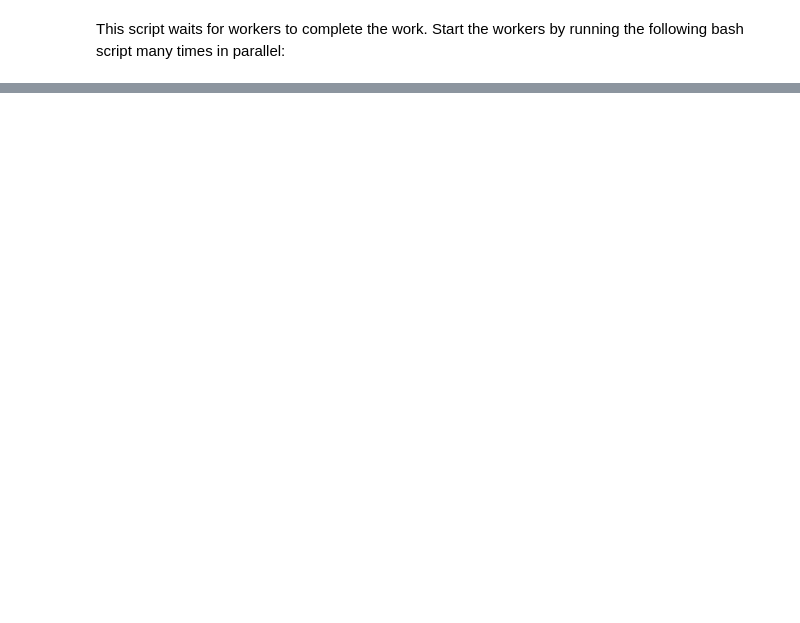
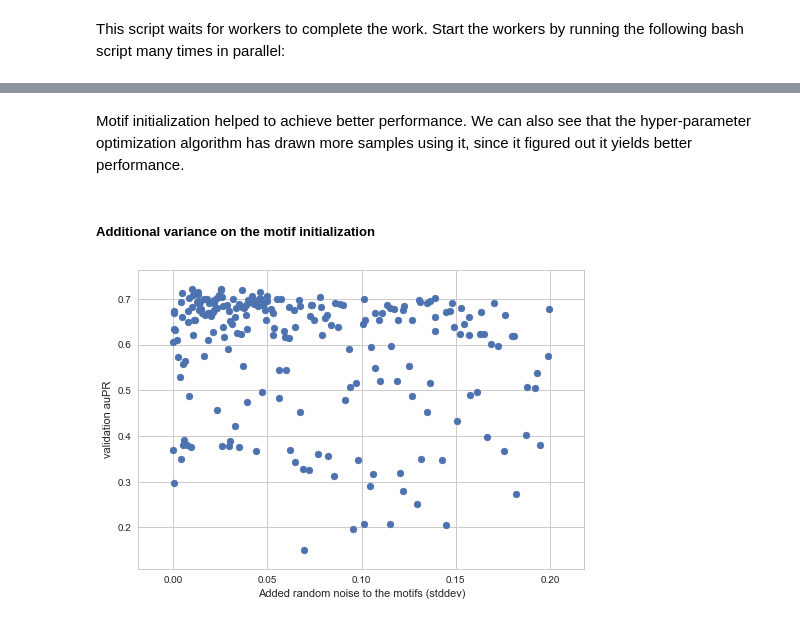
Before and after one commit to gagneurlab/concise, a Jupyter notebook: nbs/hyper-parameter_optimization.ipynb, the cells around one changed output, grey strips where cells are left out. Saved outputs shown, nothing was run; the diff lists cells and outputs as text; code cells hidden in the pictures; blank space fills up the shorter version.

```diff
--- a/nbs/hyper-parameter_optimization.ipynb
+++ b/nbs/hyper-parameter_optimization.ipynb
@@ -300,0 +449,10 @@ See data.py, model.py and train.py in:
+# %% [markdown]
+Motif initialization helped to achieve better performance. We can also see that the hyper-parameter optimization algorithm has drawn more samples using it, since it figured out it yields better performance.
+# %% [markdown]
+##### Additional variance on the motif initialization
+# %%
+plt.scatter(df["param.model.motif_init.stddev"], df["eval.auprc"])
+plt.ylabel("validation auPR");
+plt.xlabel("Added random noise to the motifs (stddev)");
+# %% [output]
+[figure, added]
```
Also changed, not shown: parts of 62 cells of this notebook, 5 other files.
